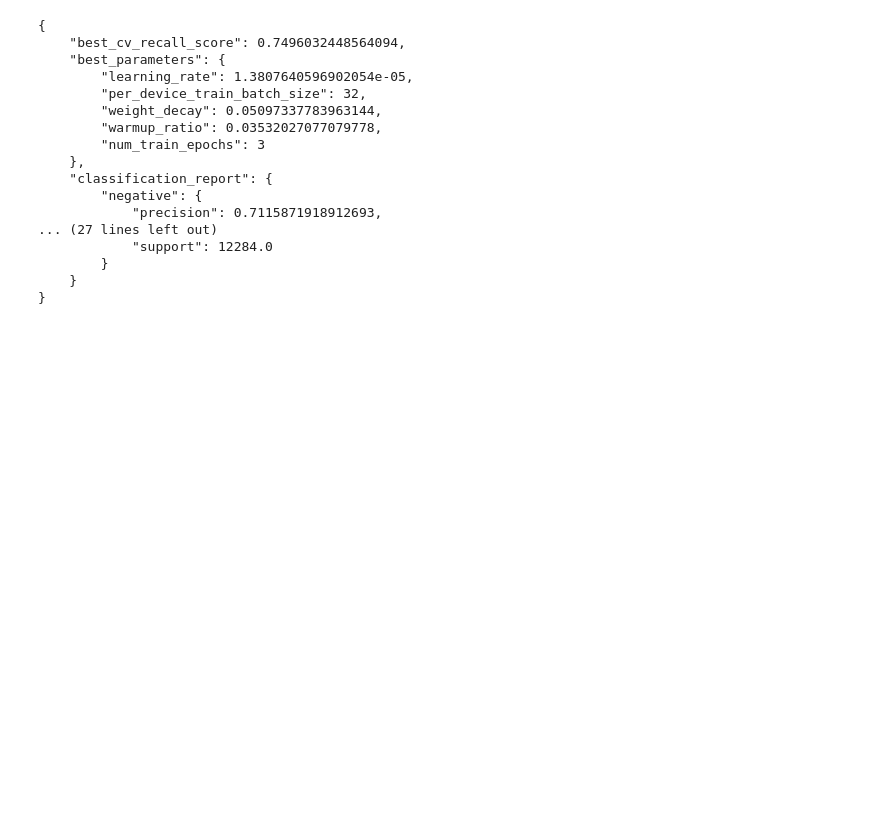
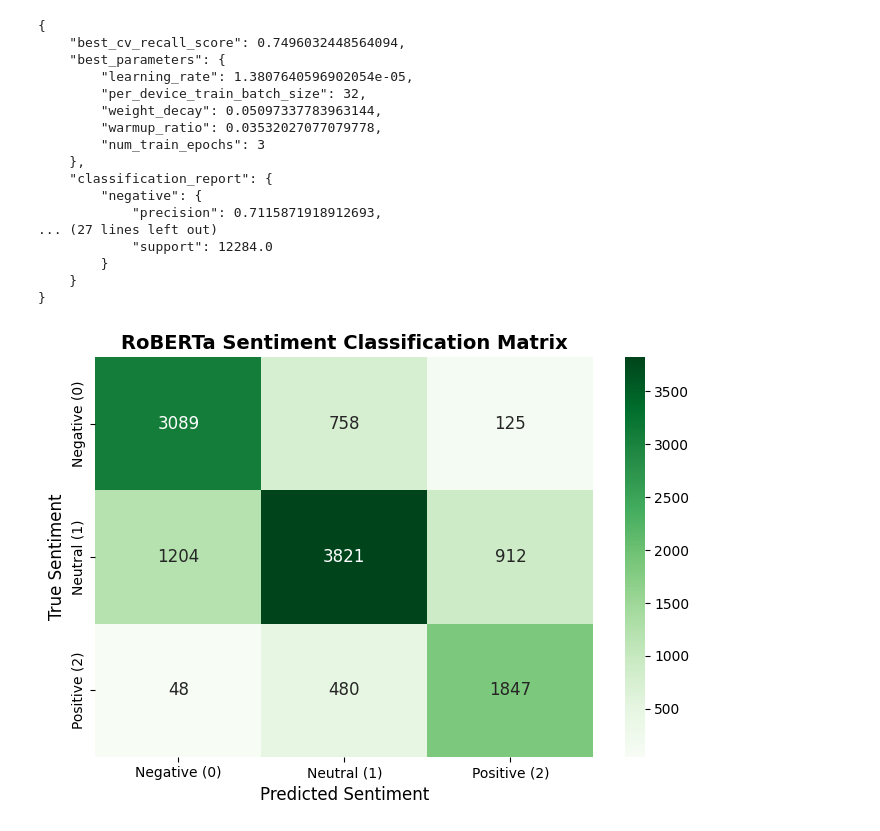
Before and after one commit to BryanNak/SentimentAnalysis, a Jupyter notebook: notebooks/sentiment_analysis.ipynb, the cells around one changed output. Cells and saved outputs as stored; diff of their text form; code cells hidden in the pictures; blank space fills up the shorter version.

Commit message:
fixed up report and added images and added confusion matrix to sentiment analysis notebook

```diff
--- a/notebooks/sentiment_analysis.ipynb
+++ b/notebooks/sentiment_analysis.ipynb
@@ -392,3 +392,22 @@ with open("../model_results/roberta_search_results.json", "w") as f:
         }
     }
 }
+# %%
+from sklearn.metrics import confusion_matrix
+import seaborn as sns
+cm_sent = confusion_matrix(y_true, y_pred)
+
+plt.figure(figsize=(7, 5))
+sns.heatmap(cm_sent, annot=True, fmt='d', cmap='Greens',
+            xticklabels=['Negative (0)', 'Neutral (1)', 'Positive (2)'],
+            yticklabels=['Negative (0)', 'Neutral (1)', 'Positive (2)'],
+            annot_kws={"size": 12})
+
+plt.title('RoBERTa Sentiment Classification Matrix', fontsize=14, fontweight='bold')
+plt.ylabel('True Sentiment', fontsize=12)
+plt.xlabel('Predicted Sentiment', fontsize=12)
+plt.tight_layout()
+plt.savefig('roberta_confusion_matrix.png', dpi=300)
+plt.show()
+# %% [output]
+[figure, added]
```
Also changed, not shown: 1 other file.
